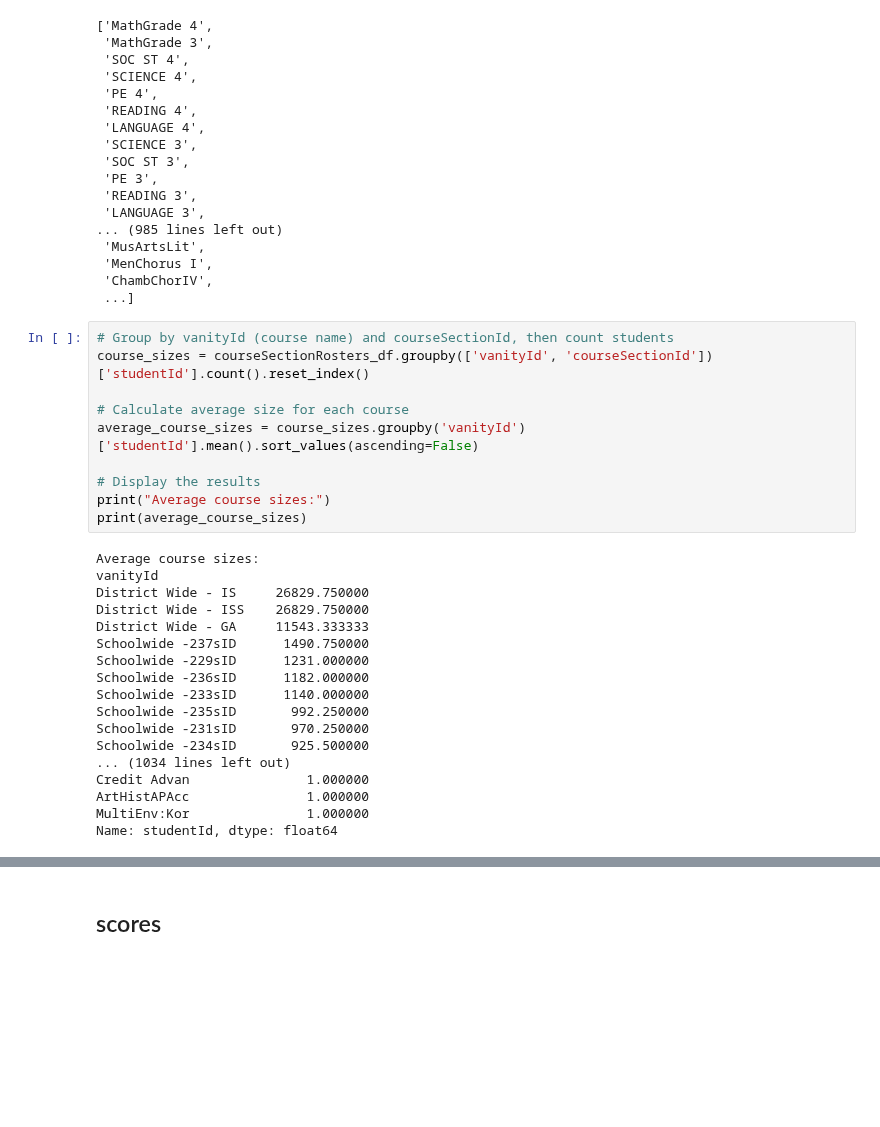
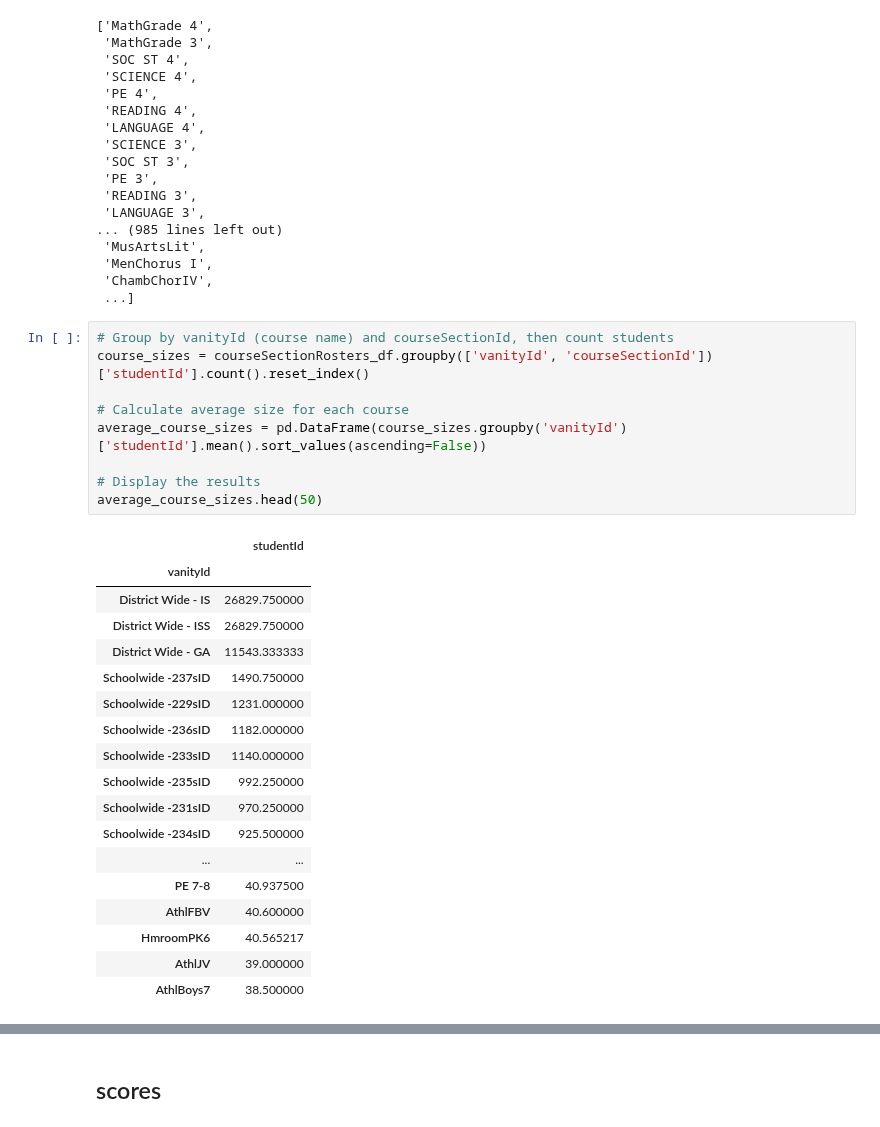
Before and after one commit to level-data-1a/predicting-proficiency, a Jupyter notebook: allison-explore.ipynb, the cells around one changed output, grey strips where cells are left out. Cells and saved outputs as stored; diff of their text form; blank space fills up the shorter version.

```diff
--- a/allison-explore.ipynb
+++ b/allison-explore.ipynb
@@ -224,28 +204,28 @@ list(courseSectionRosters_df['vanityId'].unique())
 # %%
 # Group by vanityId (course name) and courseSectionId, then count students
 course_sizes = courseSectionRosters_df.groupby(['vanityId', 'courseSectionId'])['studentId'].count().reset_index()
 
 # Calculate average size for each course
-average_course_sizes = course_sizes.groupby('vanityId')['studentId'].mean().sort_values(ascending=False)
+average_course_sizes = pd.DataFrame(course_sizes.groupby('vanityId')['studentId'].mean().sort_values(ascending=False))
 
 # Display the results
-print("Average course sizes:")
-print(average_course_sizes)
+average_course_sizes.head(50)
 # %% [output]
-Average course sizes:
-vanityId
-District Wide - IS     26829.750000
-District Wide - ISS    26829.750000
-District Wide - GA     11543.333333
-Schoolwide -237sID      1490.750000
-Schoolwide -229sID      1231.000000
-Schoolwide -236sID      1182.000000
-Schoolwide -233sID      1140.000000
-Schoolwide -235sID       992.250000
-Schoolwide -231sID       970.250000
-Schoolwide -234sID       925.500000
-... (1034 lines left out)
-Credit Advan               1.000000
-ArtHistAPAcc               1.000000
-MultiEnv:Kor               1.000000
-Name: studentId, dtype: float64
+|  | studentId |
+| vanityId |  |
+| District Wide - IS | 26829.750000 |
+| District Wide - ISS | 26829.750000 |
+| District Wide - GA | 11543.333333 |
+| Schoolwide -237sID | 1490.750000 |
+| Schoolwide -229sID | 1231.000000 |
+| Schoolwide -236sID | 1182.000000 |
+| Schoolwide -233sID | 1140.000000 |
+| Schoolwide -235sID | 992.250000 |
+| Schoolwide -231sID | 970.250000 |
+| Schoolwide -234sID | 925.500000 |
+| ... | ... |
+| PE 7-8 | 40.937500 |
+| AthlFBV | 40.600000 |
+| HmroomPK6 | 40.565217 |
+| AthlJV | 39.000000 |
+| AthlBoys7 | 38.500000 |
```
Also changed, not shown: parts of 23 cells of this notebook.
